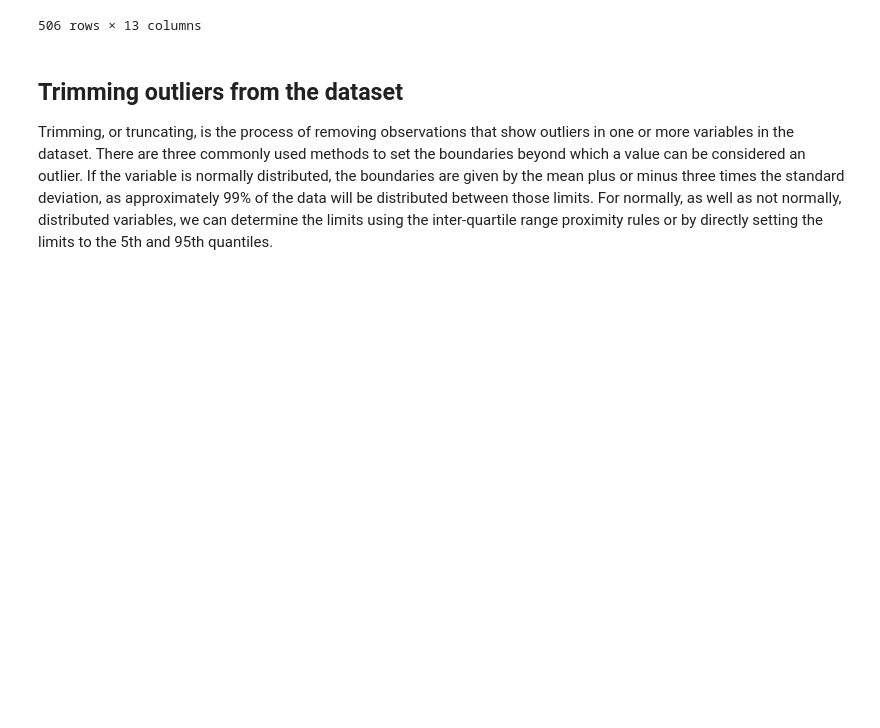
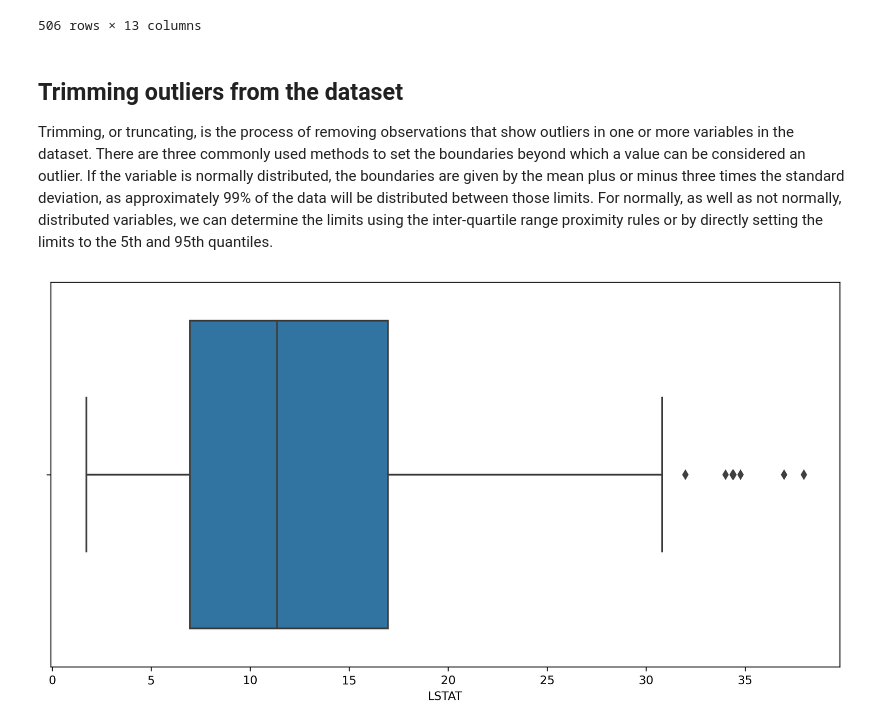
Before and after one commit to ashen007/Feature_enginering, a Jupyter notebook: notebooks/outliers.ipynb, the cells around one changed output. Cells and saved outputs as stored; diff of their text form; code cells hidden in the pictures; blank space fills up the shorter version.

```diff
--- a/notebooks/outliers.ipynb
+++ b/notebooks/outliers.ipynb
@@ -38,3 +39,9 @@ If the variable is normally distributed, the boundaries are given by the mean pl
 deviation, as approximately 99% of the data will be distributed between those limits. For normally, as well as not
 normally, distributed variables, we can determine the limits using the inter-quartile range proximity rules or by
 directly setting the limits to the 5th and 95th quantiles.
+# %%
+plt.figure(figsize=[12,6],dpi=300)
+sns.boxplot(x=data.LSTAT)
+plt.show()
+# %% [output]
+[figure, added]
```
Also changed, not shown: parts of 5 cells of this notebook.
